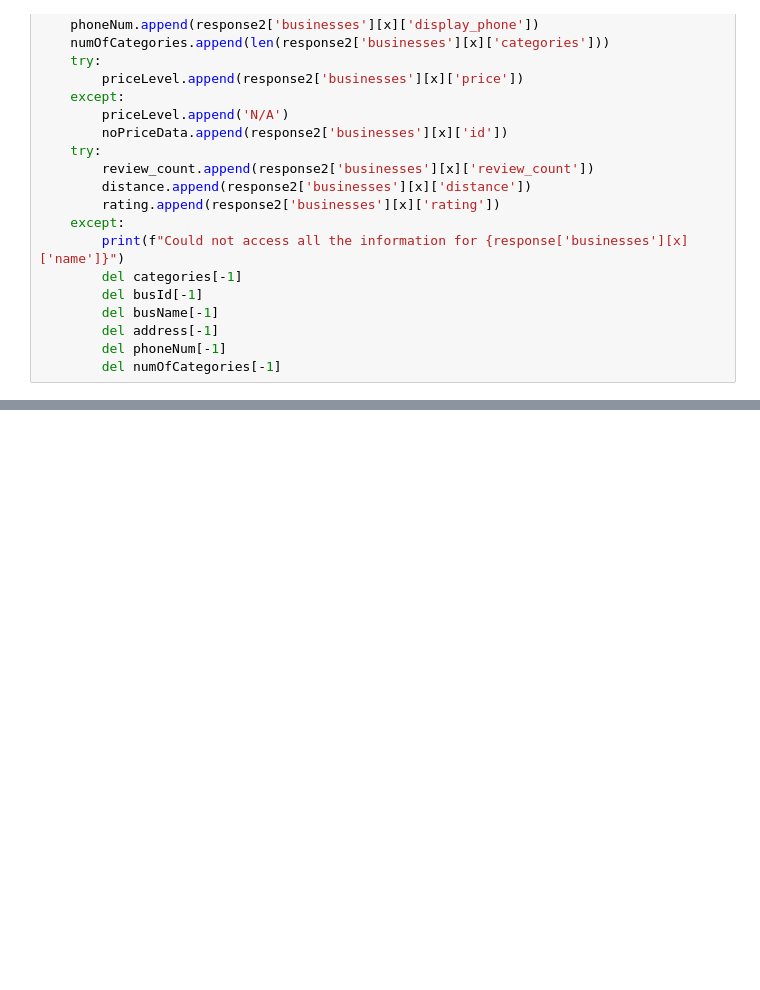
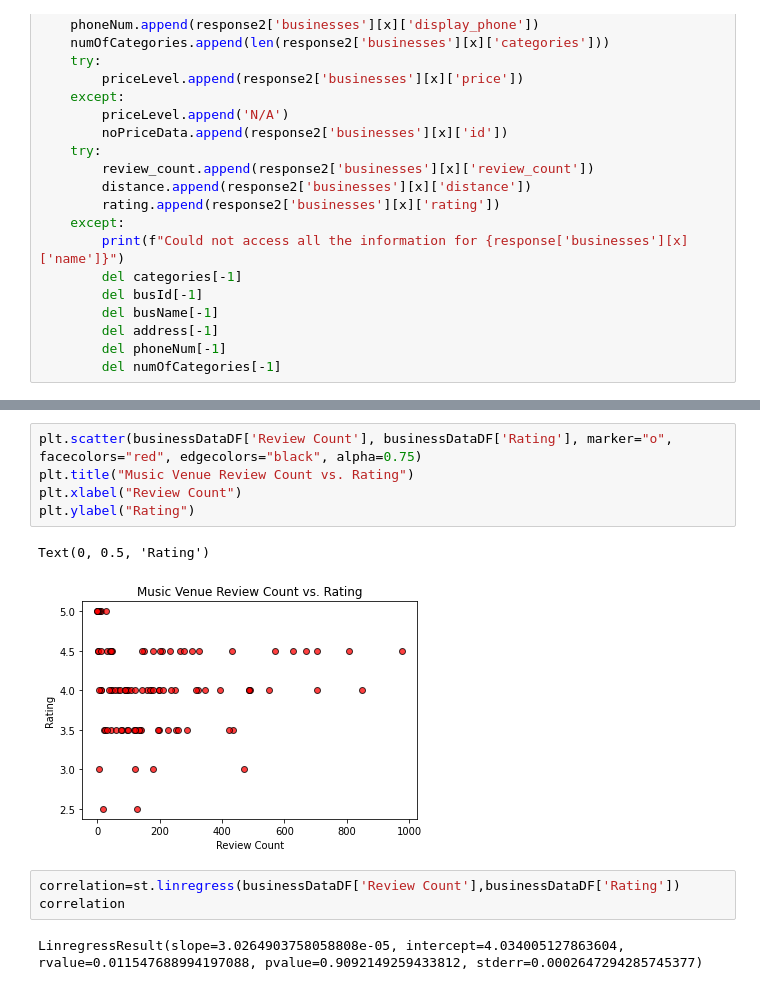
Before and after one commit to mattyk33/A-team, a Jupyter notebook: Yelp_API_Pull.ipynb, the cells around one changed output, grey strips where cells are left out. Drawn from its saved outputs; the diff is of its cells as text; blank space fills up the shorter version.

```diff
--- a/Yelp_API_Pull.ipynb
+++ b/Yelp_API_Pull.ipynb
@@ -158,0 +184,13 @@ range(0, 2)
+# %%
+plt.scatter(businessDataDF['Review Count'], businessDataDF['Rating'], marker="o", facecolors="red", edgecolors="black", alpha=0.75)
+plt.title("Music Venue Review Count vs. Rating")
+plt.xlabel("Review Count")
+plt.ylabel("Rating")
+# %% [output]
+Text(0, 0.5, 'Rating')
+[figure, added]
+# %%
+correlation=st.linregress(businessDataDF['Review Count'],businessDataDF['Rating'])
+correlation
+# %% [output]
+LinregressResult(slope=3.0264903758058808e-05, intercept=4.034005127863604, rvalue=0.011547688994197088, pvalue=0.9092149259433812, stderr=0.0002647294285745377)
```
Also changed, not shown: parts of 20 cells of this notebook, 1 other file.
